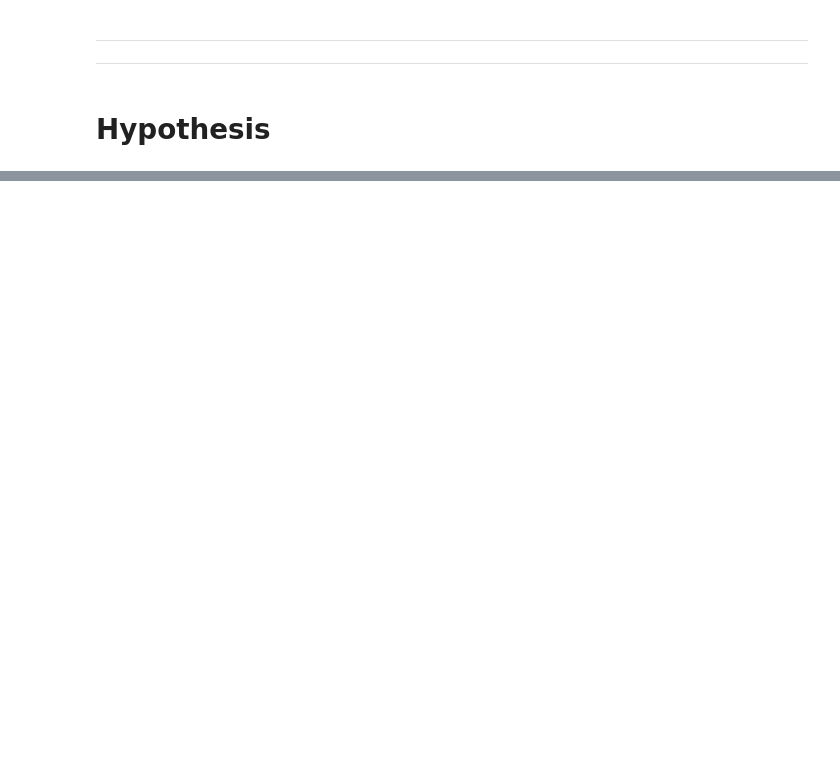
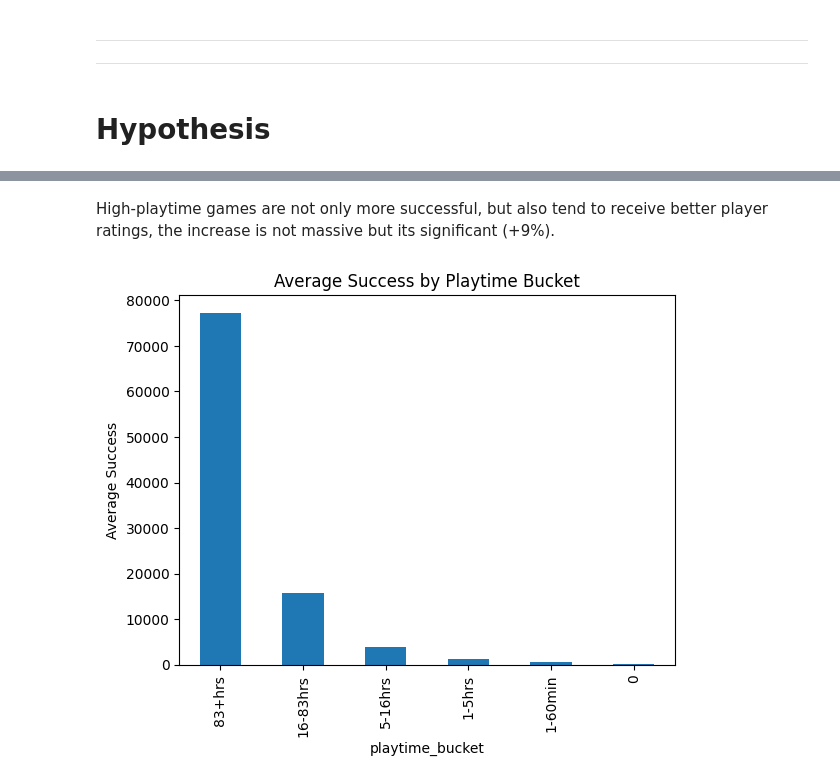
Before and after one commit to sabinagio-teaching/SSG-Analysis, a Jupyter notebook: notebooks/02_rq_eda.ipynb, the cells around one changed output, grey strips where cells are left out. Saved outputs shown, nothing was run; the diff lists cells and outputs as text; code cells hidden in the pictures; blank space fills up the shorter version.

```diff
--- a/notebooks/02_rq_eda.ipynb
+++ b/notebooks/02_rq_eda.ipynb
@@ -214,0 +247,17 @@ steam.to_csv("../data/processed/steam_cleaned.csv", index= False)
+# %%
+steam["price_category"] = "Paid"
+
+steam.loc[steam["price"]== 0, "price_category"] = "Free"
+
+price_bins = [0, 5, 10, 20, 60, 1000]
+price_labels = ["Very Cheap", "Cheap", "Lower Mid", "Upper Mid", "Expensive"]
+
+steam.loc[steam["price"] > 0, "price_category"] = pd.cut(
+    steam.loc[steam["price"] > 0, "price"],
+    bins=price_bins,
+    labels=price_labels
+)
+
+price_analysis = steam.groupby("price_category")["success"].mean().sort_values(ascending= False)
+
+price_analysis
@@ -214,0 +307,10 @@ steam.to_csv("../data/processed/steam_cleaned.csv", index= False)
+# %%
+steam['review_bucket'] = pd.cut(
+    steam["total_reviews"],
+    bins=[0, 50, 200, 1000, 10000, 100000],
+    labels=["0-50", "50-200", "200+", "1k+", "10k+"]
+)
+
+review_analysis= steam.groupby("review_bucket")["success"].mean()
+
+review_analysis
@@ -214,0 +352,10 @@ steam.to_csv("../data/processed/steam_cleaned.csv", index= False)
+# %%
+steam["playtime_bucket"] = pd.cut(
+    steam["average_playtime"],
+    bins= [-1, 0, 60, 300, 1000, 5000, steam["average_playtime"].max()],
+    labels= ["0", "1-60min", "1-5hrs", "5-16hrs", "16-83hrs", "83+hrs"]
+)
+
+playtime_analysis = steam.groupby("playtime_bucket")["success"].mean().sort_values(ascending=False)
+
+playtime_analysis
@@ -214,0 +405,8 @@ steam.to_csv("../data/processed/steam_cleaned.csv", index= False)
+# %% [markdown]
+High-playtime games are not only more successful, but also tend to receive better player ratings, the increase is not massive but its significant (+9%).
+# %%
+playtime_analysis.plot(kind="bar", title="Average Success by Playtime Bucket")
+plt.ylabel("Average Success")
+plt.show()
+# %% [output]
+[figure, added]
```
Also changed, not shown: parts of 54 cells of this notebook.
